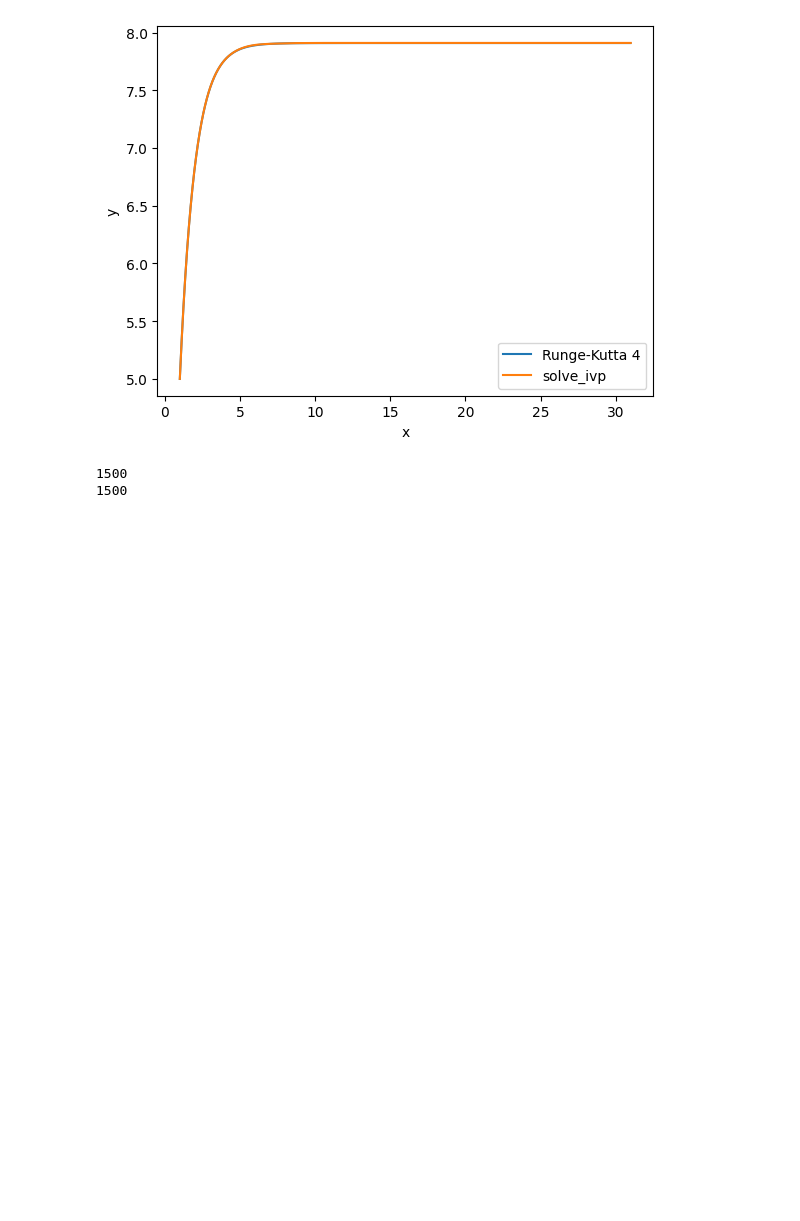
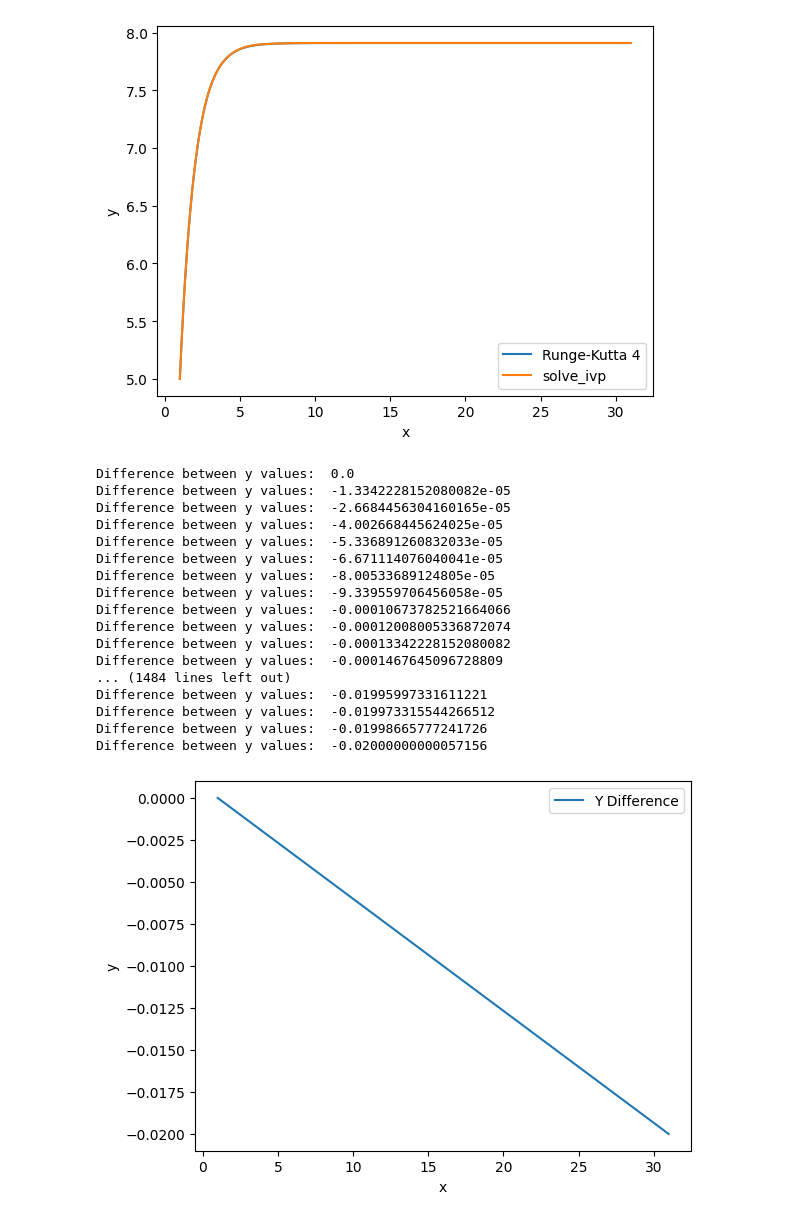
Before and after one commit to TaterTotMan64/CST-305, a Jupyter notebook: Project 2/Project 2 - Runge-Kutta-Fehlberg (RKF) for ODE.ipynb, the cells around one changed output. Drawn from its saved outputs; the diff is of its cells as text; code cells hidden in the pictures; blank space fills up the shorter version.

Commit message:
I worked on some documentation and added the difference calculation.

```diff
--- a/Project 2/Project 2 - Runge-Kutta-Fehlberg (RKF) for ODE.ipynb
+++ b/Project 2/Project 2 - Runge-Kutta-Fehlberg (RKF) for ODE.ipynb
@@ -96,11 +96,13 @@ def runge_kutta_4(f, x0, y0, h, n, print_steps=True):
 
     return x, y
 
-# Example usage
+
 x0 = 1
 y0 = 5
 h = 0.02
 n = 1499
+
+
 x_values, y_values = runge_kutta_4(f, x0, y0, h, n, False) # Solve using Runge Kutta Method
 
 y0 = [5]
@@ -148,32 +150,59 @@ plt.show()
 
 plt.plot(x_values, y_values, label='Runge-Kutta 4')
 plt.plot(x_sol, y_sol, label='solve_ivp')
 plt.xlabel('x')
 plt.ylabel('y')
 plt.legend()
 plt.show()
 
 # Todo calculate error by subtracting different y values
+y_dif = []
+for i in range(len(x_values)):
+    y_dif.append(x_values[i] - x_sol[i])
+    print("Difference between y values: ", y_dif[i]);
+
+# Plot dif
+plt.plot(x_values, y_dif, label='Y Difference')
+plt.xlabel('x')
+plt.ylabel('y')
+plt.legend()
+plt.show()
 # %% [output]
 Runge Kutta Method
 x               y
 1.00    5.0000
 1.02    5.0576
 1.04    5.1141
 1.06    5.1695
 1.08    5.2237
 1.10    5.2769
 1.12    5.3290
 1.14    5.3802
 1.16    5.4302
 1.18    5.4793
 ... (4490 lines left out)
 30.92   30.94           7.91    7.9109
 30.94   30.96           7.91    7.9109
 30.96   30.98           7.91    7.9109
 30.98   31.00           7.91    7.9109
 [figure]
 [figure]
 [figure]
-1500
-1500
+Difference between y values:  0.0
+Difference between y values:  -1.3342228152080082e-05
+Difference between y values:  -2.6684456304160165e-05
+Difference between y values:  -4.002668445624025e-05
+Difference between y values:  -5.336891260832033e-05
+Difference between y values:  -6.671114076040041e-05
+Difference between y values:  -8.00533689124805e-05
+Difference between y values:  -9.339559706456058e-05
+Difference between y values:  -0.00010673782521664066
+Difference between y values:  -0.00012008005336872074
+Difference between y values:  -0.00013342228152080082
+Difference between y values:  -0.0001467645096728809
+... (1484 lines left out)
+Difference between y values:  -0.01995997331611221
+Difference between y values:  -0.019973315544266512
+Difference between y values:  -0.01998665777241726
+Difference between y values:  -0.02000000000057156
+[figure, added]
```
Also changed, not shown: 2 other files.
